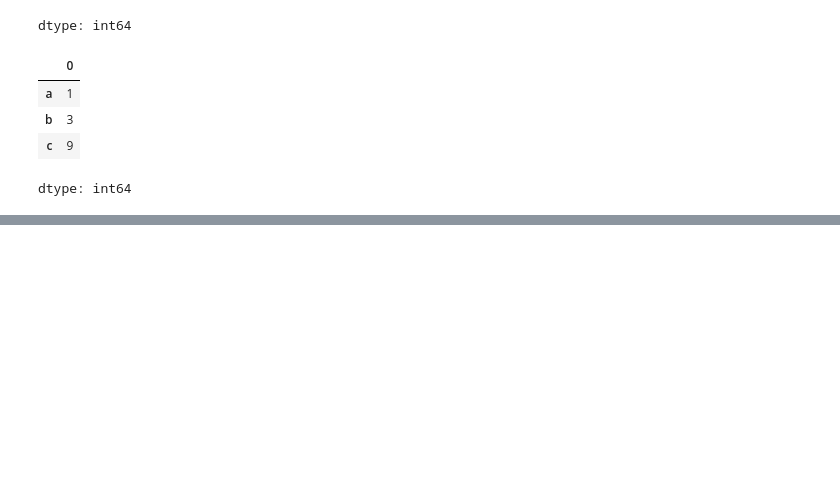
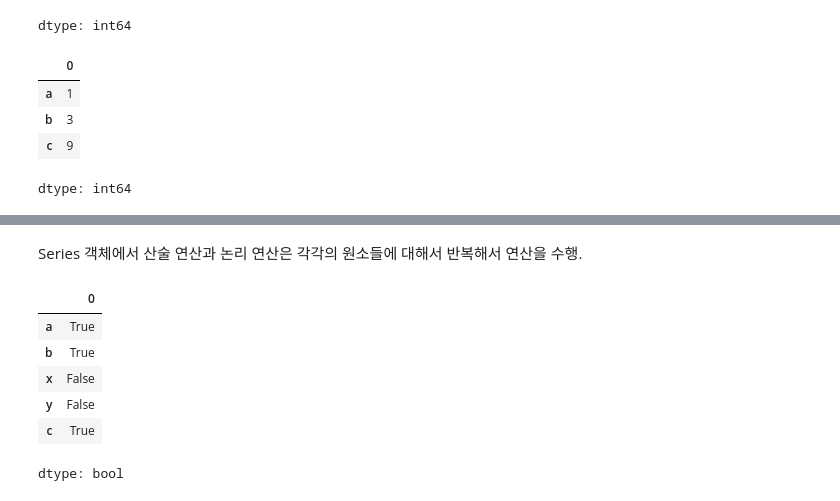
Before and after one commit to JakeOh/202504_itwill_oracle88, a Jupyter notebook: python18.ipynb, the cells around one changed output, grey strips where cells are left out. Cells and saved outputs as stored; diff of their text form; code cells hidden in the pictures; blank space fills up the shorter version.

```diff
--- a/python18.ipynb
+++ b/python18.ipynb
@@ -170,0 +180,12 @@ dtype: int64
+# %% [markdown]
+Series 객체에서 산술 연산과 논리 연산은 각각의 원소들에 대해서 반복해서 연산을 수행.
+# %%
+s2 > 0  # 각각의 원소들에 대해서 2보다 큰 지를 비교한 결과값(True 또는 False)들을 저장한 Series
+# %% [output]
+|  | 0 |
+| a | True |
+| b | True |
+| x | False |
+| y | False |
+| c | True |
+dtype: bool
```
Also changed, not shown: parts of 17 cells of this notebook.
